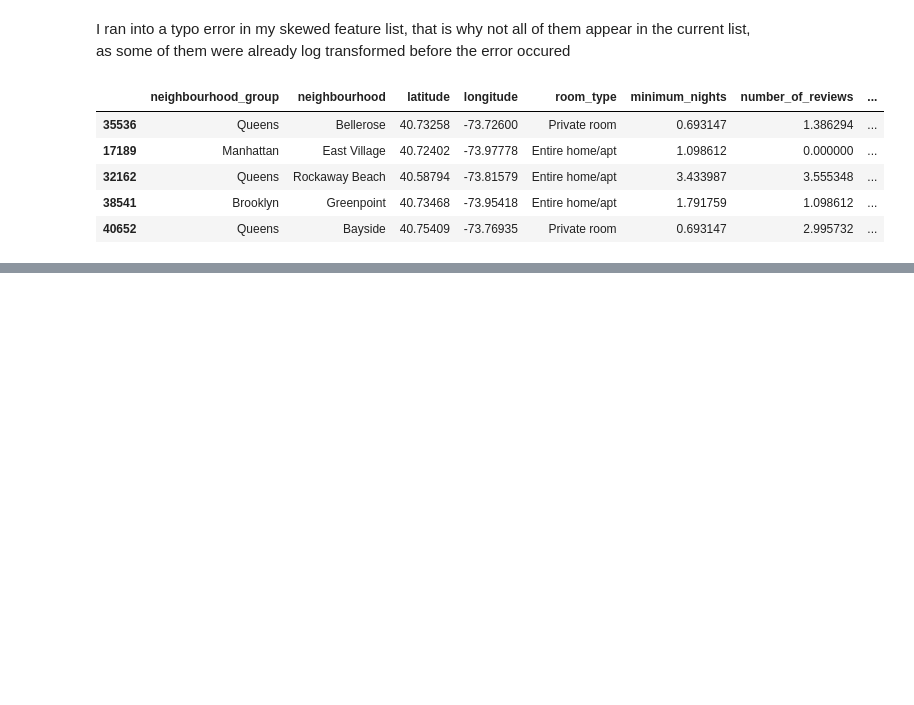
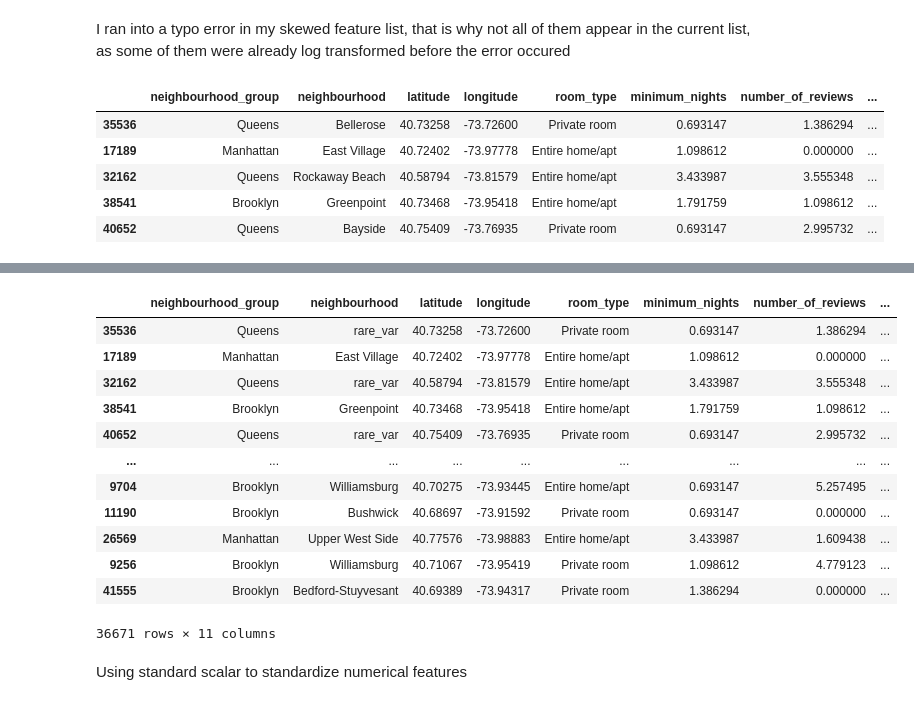
Before and after one commit to lorivera23/Projects-1, a Jupyter notebook: AirBnB_EDA_notebook.ipynb, the cells around one changed output, grey strips where cells are left out. Cells and saved outputs as stored; diff of their text form; code cells hidden in the pictures; blank space fills up the shorter version.

Commit message:
first model trained

```diff
--- a/AirBnB_EDA_notebook.ipynb
+++ b/AirBnB_EDA_notebook.ipynb
@@ -411,7 +411,7 @@ For our skewed numerical features (like we saw in earlier histograms) I will use
 # %% [markdown]
 I ran into a typo error in my skewed feature list, that is why not all of them appear in the current list, as some of them were already log transformed before the error occured
 # %%
-skewed_features = ['calculated_host_listings_count', 'availability_365']
+skewed_features = ['minimum_nights','number_of_reviews','calculated_host_listings_count', 'availability_365']
 
 for feature in skewed_features:
     X_train[feature] = np.log1p(X_train[feature])
@@ -428,13 +428,3 @@ X_train.head()
 | 32162 | Queens | Rockaway Beach | 40.58794 | -73.81579 | Entire home/apt | 3.433987 | 3.555348 | ... |
 | 38541 | Brooklyn | Greenpoint | 40.73468 | -73.95418 | Entire home/apt | 1.791759 | 1.098612 | ... |
 | 40652 | Queens | Bayside | 40.75409 | -73.76935 | Private room | 0.693147 | 2.995732 | ... |
-# %%
-log_transformed = ['minimum_nights', 'number_of_reviews', 'reviews_per_month', 'calculated_host_listings_count', 'availability_365']
-
-for feature in log_transformed:
-    data = X_train.copy()
-    data[feature].hist(bins=25)
-    plt.xlabel(feature)
-    plt.ylabel('Count')
-    plt.title(feature)
-    plt.show()
@@ -446,0 +452,5 @@ for feature in log_transformed:
+# %%
+# taking our earlier list of categorical features but removing the ones we dropped earlier
+categorical_features = [feature for feature in categorical_features if feature not in {'name', 'host_name'}]
+
+categorical_features
@@ -446,0 +459,5 @@ for feature in log_transformed:
+# %%
+for feature in categorical_features:
+    freq = X_train[feature].value_counts(normalize=True)
+    common_cats = freq[freq>0.01].index
+    X_train[feature]= np.where(X_train[feature].isin(common_cats),X_train[feature],'rare_var')
@@ -446,0 +533,18 @@ for feature in log_transformed:
+# %%
+X_train
+# %% [output]
+|  | neighbourhood_group | neighbourhood | latitude | longitude | room_type | minimum_nights | number_of_reviews | ... |
+| 35536 | Queens | rare_var | 40.73258 | -73.72600 | Private room | 0.693147 | 1.386294 | ... |
+| 17189 | Manhattan | East Village | 40.72402 | -73.97778 | Entire home/apt | 1.098612 | 0.000000 | ... |
+| 32162 | Queens | rare_var | 40.58794 | -73.81579 | Entire home/apt | 3.433987 | 3.555348 | ... |
+| 38541 | Brooklyn | Greenpoint | 40.73468 | -73.95418 | Entire home/apt | 1.791759 | 1.098612 | ... |
+| 40652 | Queens | rare_var | 40.75409 | -73.76935 | Private room | 0.693147 | 2.995732 | ... |
+| ... | ... | ... | ... | ... | ... | ... | ... | ... |
+| 9704 | Brooklyn | Williamsburg | 40.70275 | -73.93445 | Entire home/apt | 0.693147 | 5.257495 | ... |
+| 11190 | Brooklyn | Bushwick | 40.68697 | -73.91592 | Private room | 0.693147 | 0.000000 | ... |
+| 26569 | Manhattan | Upper West Side | 40.77576 | -73.98883 | Entire home/apt | 3.433987 | 1.609438 | ... |
+| 9256 | Brooklyn | Williamsburg | 40.71067 | -73.95419 | Private room | 1.098612 | 4.779123 | ... |
+| 41555 | Brooklyn | Bedford-Stuyvesant | 40.69389 | -73.94317 | Private room | 1.386294 | 0.000000 | ... |
+36671 rows × 11 columns
+# %% [markdown]
+Using standard scalar to standardize numerical features
```
Also changed, not shown: parts of 39 cells of this notebook.
